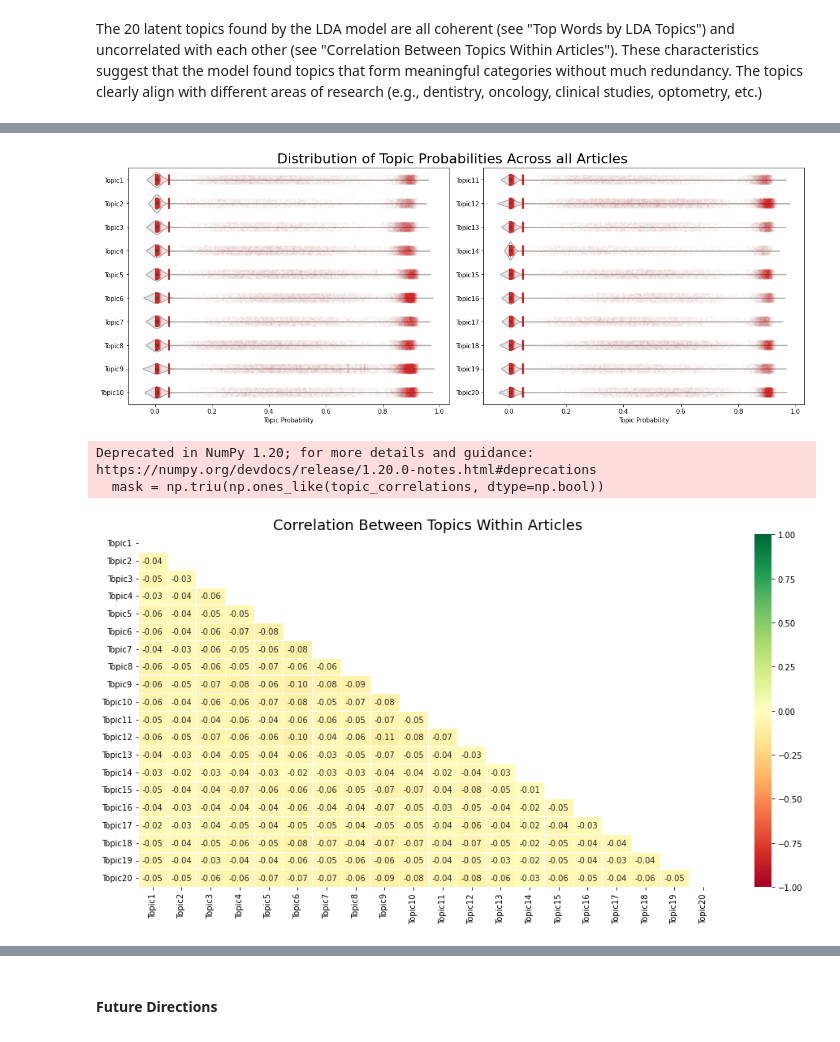
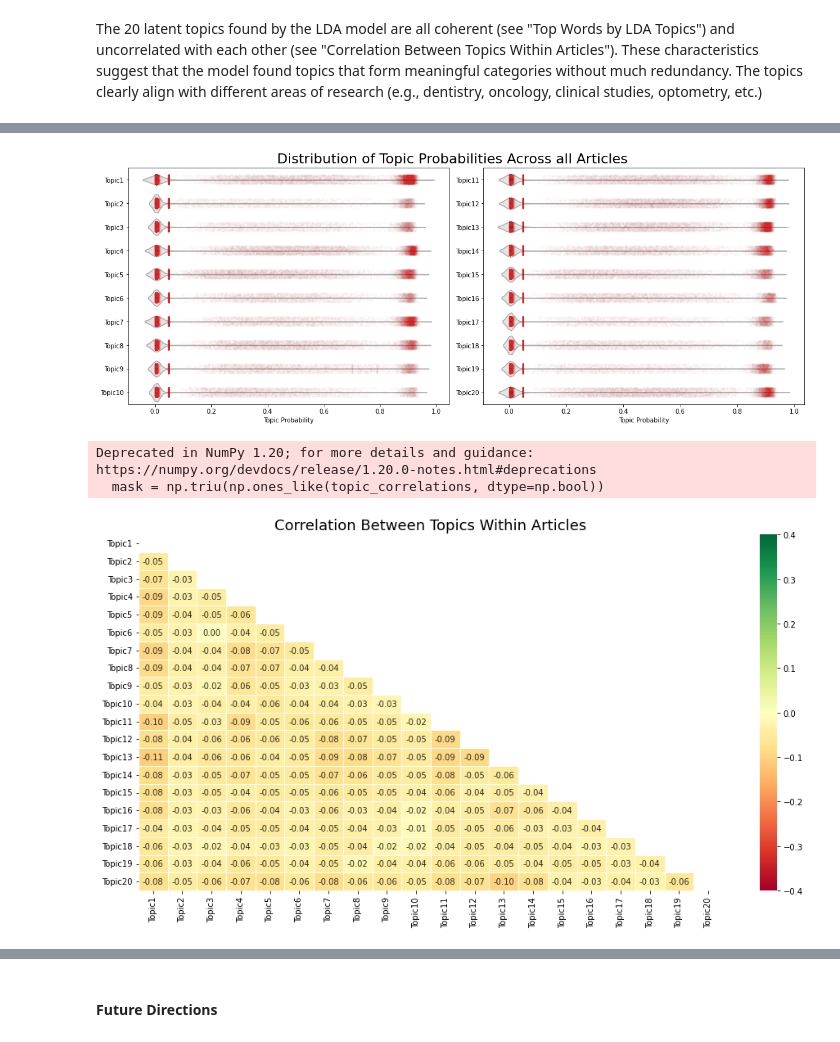
Before and after one commit to mlkimmins/OSCAR, a Jupyter notebook: topic_modeling.ipynb, the cells around one changed output, grey strips where cells are left out. Drawn from its saved outputs; the diff is of its cells as text; code cells hidden in the pictures.

```diff
--- a/topic_modeling.ipynb
+++ b/topic_modeling.ipynb
@@ -66,9 +66,10 @@ df_articles["article_lemmatized"] = df_articles["article_lemmatized"].apply(lamb
 custom_stop_words = text.ENGLISH_STOP_WORDS.union([
     "et","al", # from et al
     "mg","g","kg","lb", # mass / weight
-    "ml","l","dl","oz", # volume
+    "ml","l","dl","oz","mol","mmol", # volume
     "nm","mm","cm","m","ft", # length
-    "c","f" # temperature
+    "c","f","j", # temperature
+    "s","h","hr","ms","hz","mhz", # time / frequency
     "p","h" # other
     ])
 
@@ -77,7 +78,7 @@ tfidf = TfidfVectorizer(lowercase=True,
                         stop_words=list(custom_stop_words),
                         max_df=0.90, # ignore words occuring in more than this % of docs
                         min_df=0.02, # ignore words occuring in less than this % of docs
-                        max_features=1000,
+                        max_features=2000,
                         tokenizer=tokenizer.tokenize)
 vectorized_articles = tfidf.fit_transform(df_articles["article_lemmatized"])
 
@@ -232,28 +241,28 @@ plt.tight_layout()
 plt.suptitle("Distribution of Topic Probabilities Across all Articles", fontsize=22, y=1.03)
 plt.show()
 # %% [output]
-[figure, old version]
+[figure, new version]
 # %%
 # Visualize correltion between topics
 topic_correlations = df_articles.loc[:, "Topic1":].corr()
 fig, ax = plt.subplots(figsize=(16,8))
 mask = np.triu(np.ones_like(topic_correlations, dtype=np.bool))
 sns.heatmap(
     topic_correlations,
     annot=True,
     fmt=".2f",
     mask=mask,
-    vmin=-1,
-    vmax=1,
+    vmin=-0.4,
+    vmax=0.4,
     cmap="RdYlGn",
     linewidth=1
     )
 plt.title("Correlation Between Topics Within Articles", fontsize=18)
 plt.show()
 # %% [output]
 Deprecated in NumPy 1.20; for more details and guidance: https://numpy.org/devdocs/release/1.20.0-notes.html#deprecations
   mask = np.triu(np.ones_like(topic_correlations, dtype=np.bool))
-[figure, old version]
+[figure, new version]
 # %%
 # Visualize topic distributions with t-SNE
 tsne = TSNE(perplexity=50)
```
Also changed, not shown: parts of 7 cells of this notebook.
